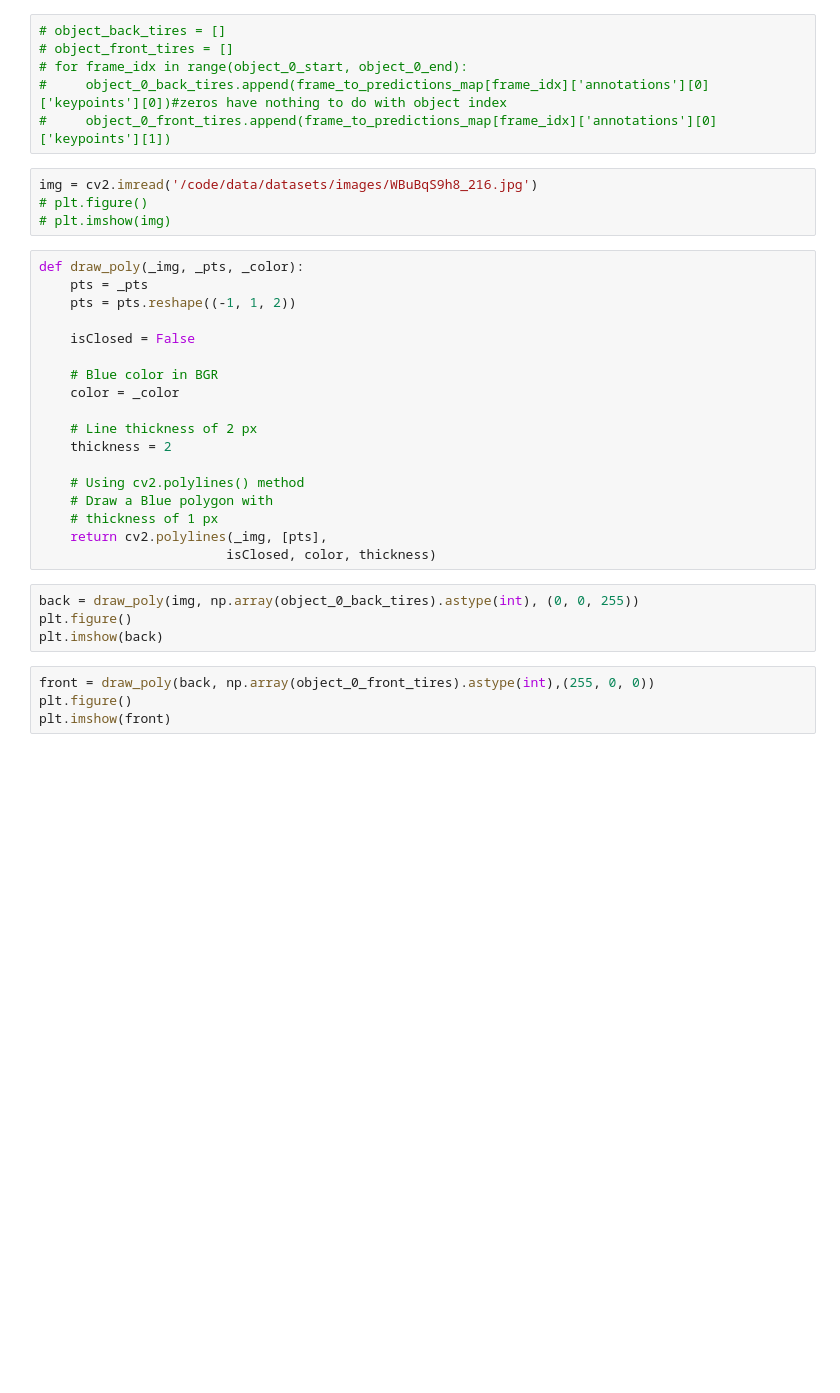
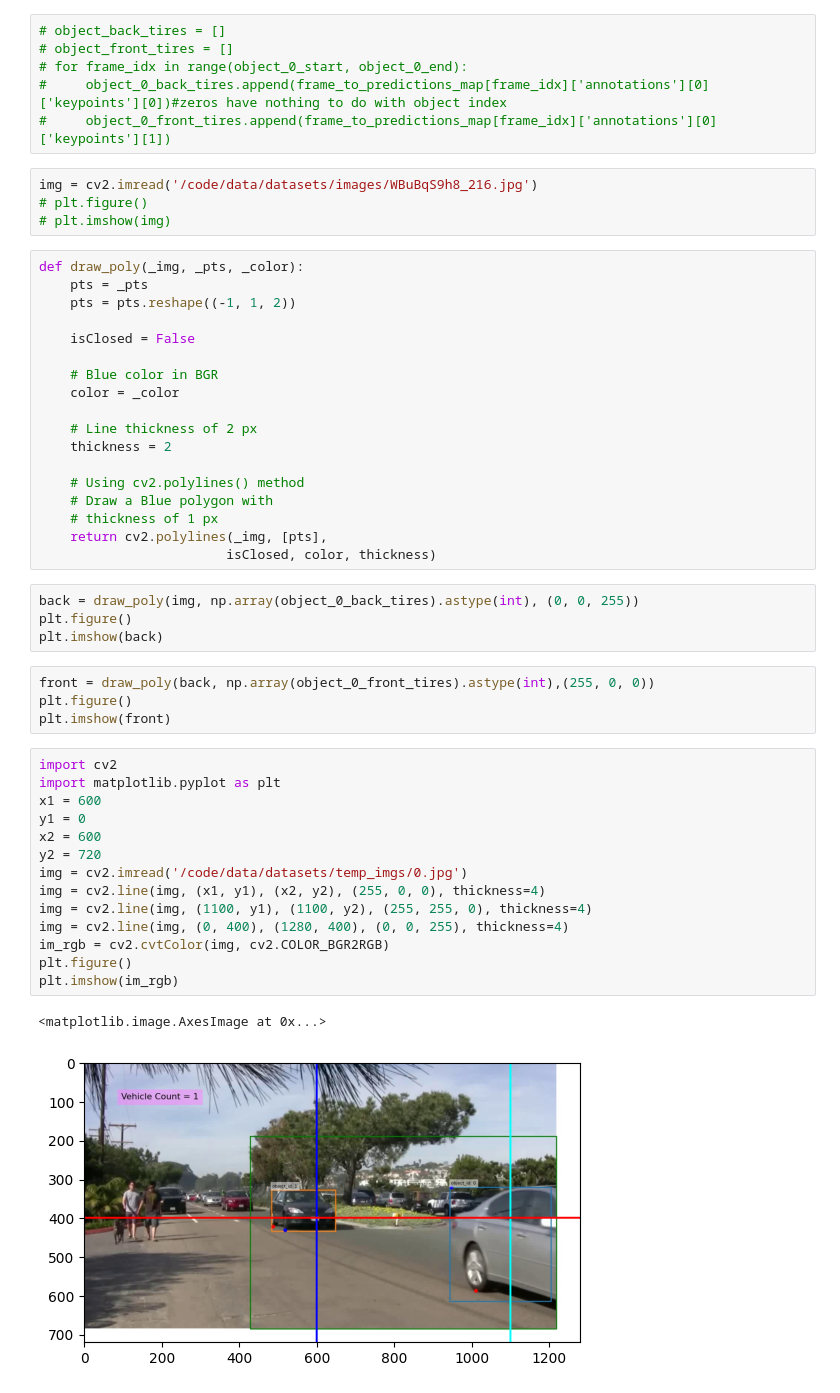
Before and after one commit to sparrowml/Speed-Trap-2022, a Jupyter notebook: disposables/speed_calculations.ipynb, the cells around one changed output. Saved outputs shown, nothing was run; the diff lists cells and outputs as text; blank space fills up the shorter version.

```diff
--- a/disposables/speed_calculations.ipynb
+++ b/disposables/speed_calculations.ipynb
@@ -63,4 +65,21 @@ plt.imshow(back)
 front = draw_poly(back, np.array(object_0_front_tires).astype(int),(255, 0, 0))
 plt.figure()
 plt.imshow(front)
+# %%
+import cv2
+import matplotlib.pyplot as plt
+x1 = 600
+y1 = 0
+x2 = 600
+y2 = 720
+img = cv2.imread('/code/data/datasets/temp_imgs/0.jpg')
+img = cv2.line(img, (x1, y1), (x2, y2), (255, 0, 0), thickness=4)
+img = cv2.line(img, (1100, y1), (1100, y2), (255, 255, 0), thickness=4)
+img = cv2.line(img, (0, 400), (1280, 400), (0, 0, 255), thickness=4)
+im_rgb = cv2.cvtColor(img, cv2.COLOR_BGR2RGB)
+plt.figure()
+plt.imshow(im_rgb)
+# %% [output]
+<matplotlib.image.AxesImage at 0x...>
+[figure, added]
 # %%
```
Also changed, not shown: parts of 3 cells of this notebook, 3 other files.
